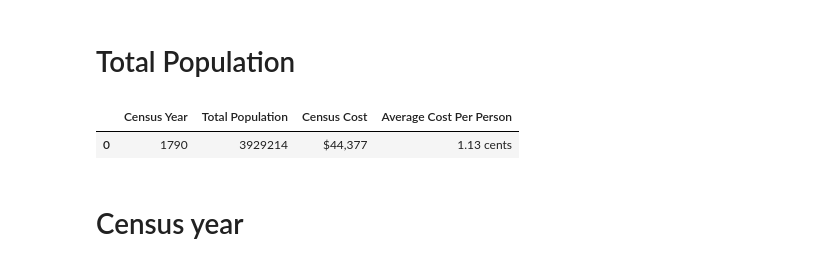
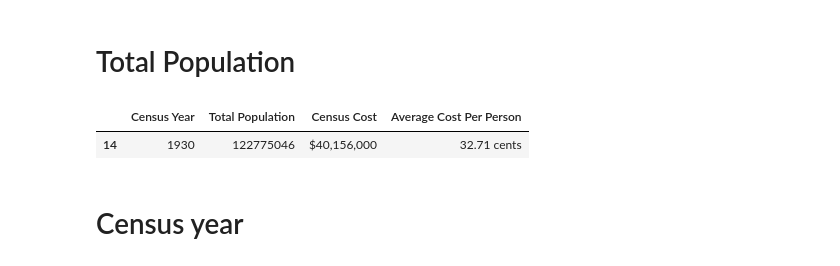
Before and after one commit to Zarak00/Data690_fall2022, a Jupyter notebook: assignment_08/Assignment_08.ipynb, the cells around one changed output. Drawn from its saved outputs; the diff is of its cells as text; code cells hidden in the pictures.

```diff
--- a/assignment_08/Assignment_08.ipynb
+++ b/assignment_08/Assignment_08.ipynb
@@ -61,12 +93,12 @@ df.describe()
 # %%
 def cleanse_1(column):
   return int (column.replace(",",""))
 
 df["Total Population"] = df["Total Population"].apply(cleanse_1)
-df.head(1)
+df.sample(1)
 # %% [output]
 |  | Census Year | Total Population | Census Cost | Average Cost Per Person |
-| 0 | 1790 | 3929214 | $44,377 | 1.13 cents |
+| 14 | 1930 | 122775046 | $40,156,000 | 32.71 cents |
 # %% [markdown]
 # Census year
 # %%
```
Also changed, not shown: parts of 8 cells of this notebook.
